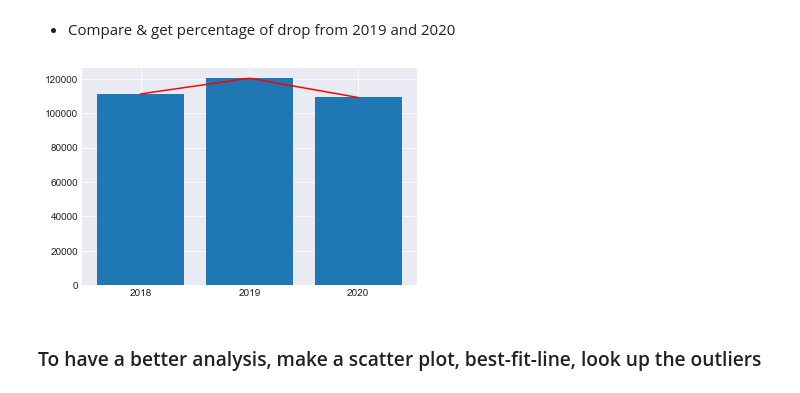
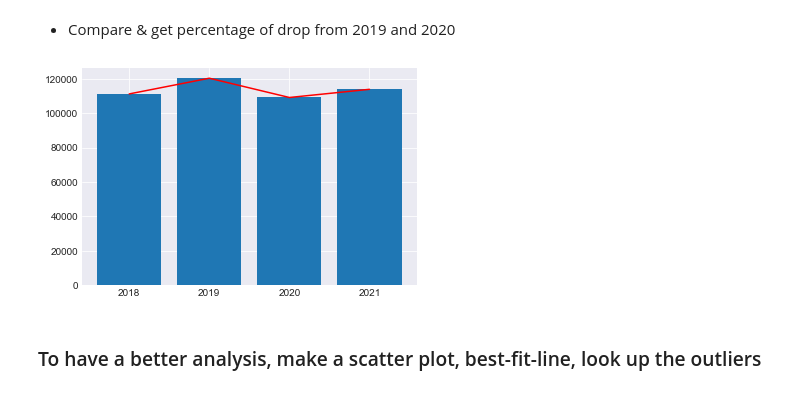
Before and after one commit to Aabusabaeen/Capstone-Project, a Jupyter notebook: 2020_Data_Cleaned.ipynb, the cells around one changed output. Cells and saved outputs as stored; diff of their text form; code cells hidden in the pictures.

```diff
--- a/2020_Data_Cleaned.ipynb
+++ b/2020_Data_Cleaned.ipynb
@@ -806,6 +803,9 @@ Imports by section 2018-2020. Only values, no weights
 Imports_bysection= pd.read_csv("Cleaned_data/Trading20_2-1_clean.csv")
 # %%
 Imports_bysection.drop('Unnamed: 0', axis=1, inplace=True)
+# %%
+Imports_bysection= Imports_bysection[['2018 Value(millions in SAR)', '2019 Value(millions in SAR)', '2020 Value(millions in SAR)',
+'2021 Value(millions in SAR)', 'Section Description', 'Section Number']]
 # %%
 Imports_bysection
 # %% [output]
@@ -880,14 +878,15 @@ Tot_21_Imports= pd.read_csv('Cleaned_data/tot_21_imports.csv')
 # %%
 Im_2018= Imports_bysection['2018 Value(millions in SAR)'].max()
 Im_2019= Imports_bysection['2019 Value(millions in SAR)'].max()
 Im_2020= Imports_bysection['2020 Value(millions in SAR)'].max()
 Im_2021 = Tot_21_Imports['Value(millions SAR)'].max()
-Im = Imports_bysection[['2018 Value(millions in SAR)', '2019 Value(millions in SAR)', '2020 Value(millions in SAR)']].max()
+Im = Imports_bysection[['2018 Value(millions in SAR)', '2019 Value(millions in SAR)', '2020 Value(millions in SAR)',
+'2021 Value(millions in SAR)']].max()
 x= ['2018', '2019', '2020', '2021']
 plt.bar(x, Im)
 plt.plot(x, Im, c='red')
 plt.show()
 # %% [output]
-[figure, old version]
+[figure, new version]
 # %% [markdown]
 ### To have a better analysis, make a scatter plot, best-fit-line, look up the outliers
```
Also changed, not shown: parts of 6 cells of this notebook, 5 other files.
